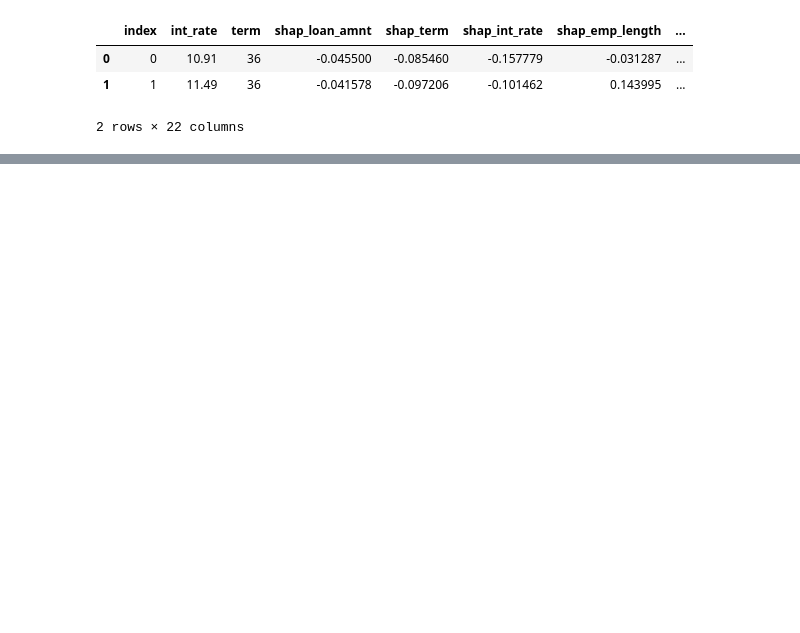
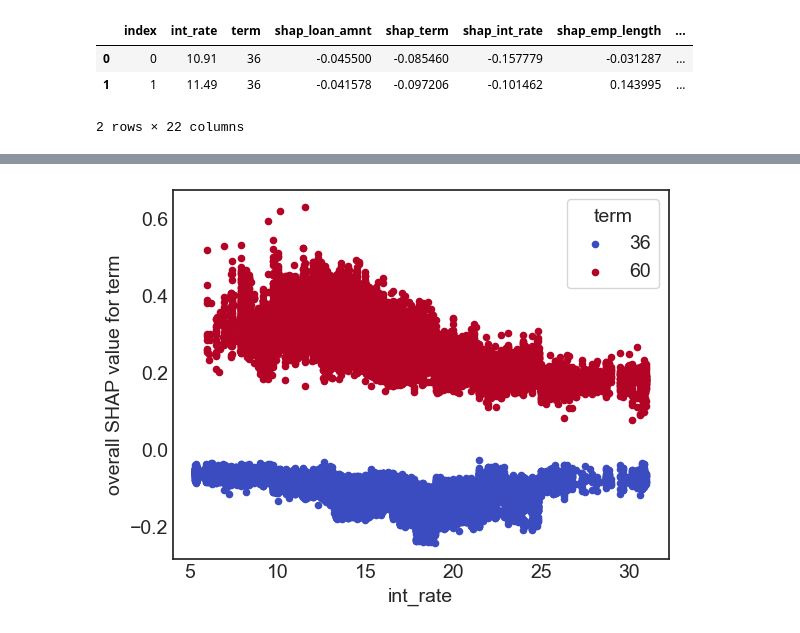
Before and after one commit to vla6/Blog_interactions, a Jupyter notebook: 05_base_shapley.ipynb, the cells around one changed output, grey strips where cells are left out. Saved outputs shown, nothing was run; the diff lists cells and outputs as text; code cells hidden in the pictures; blank space fills up the shorter version.

```diff
--- a/05_base_shapley.ipynb
+++ b/05_base_shapley.ipynb
@@ -515,14 +517,3 @@ shap_info_df.head(2)
 | 0 | 0 | 10.91 | 36 | -0.045500 | -0.085460 | -0.157779 | -0.031287 | ... |
 | 1 | 1 | 11.49 | 36 | -0.041578 | -0.097206 | -0.101462 | 0.143995 | ... |
 2 rows × 22 columns
-# %%
-fig, ax = plt.subplots(2, 1, sharex= True)
-
-i=0
-for key, group in shap_info_df.groupby('high_int_rate'):
-    sns.kdeplot(data=group, x="shap_term",hue="term", multiple="stack",
-           palette="coolwarm", alpha=0.5, ax=ax[i])
-    ax[i].title.set_text(key)
-    i = i + 1
-fig.savefig(Path(setup.temp_path).joinpath('05_PLOT_shap_int_rate_term_density.png'),
-            bbox_inches='tight')
@@ -531,11 +519,0 @@ fig.savefig(Path(setup.temp_path).joinpath('05_PLOT_shap_int_rate_term_density.p
-# %%
-fig, ax = plt.subplots(2, 1, sharex= True)
-
-i=0
-for key, group in shap_info_df.groupby('high_int_rate'):
-    sns.kdeplot(data=group, x="shap_int_rate",hue="term", multiple="stack",
-           palette="coolwarm", alpha=0.5, ax=ax[i])
-    ax[i].title.set_text(key)
-    i = i + 1
-fig.savefig(Path(setup.temp_path).joinpath('05_PLOT_shap_int_rate_term_density_int_rate.png'),
-            bbox_inches='tight')
@@ -601,0 +572,2 @@ tree traversal
+# %%
+data = shap_info_df
@@ -601,0 +581,14 @@ tree traversal
+# %%
+    # Plot
+    fig, ax = plt.subplots()
+
+    feature = 'term'
+    plot_feature = 'shap_' + feature
+
+    for key, group in data.groupby('term'):
+        group.plot(x='int_rate', y=plot_feature, kind='scatter', ax=ax,
+              color=color_dict[key], label=key)
+        ax.legend(frameon=True, title='term')
+        ax.set_ylabel('overall SHAP value for ' + feature)
+# %% [output]
+[figure, added]
```
Also changed, not shown: parts of 35 cells of this notebook, 12 other files.
